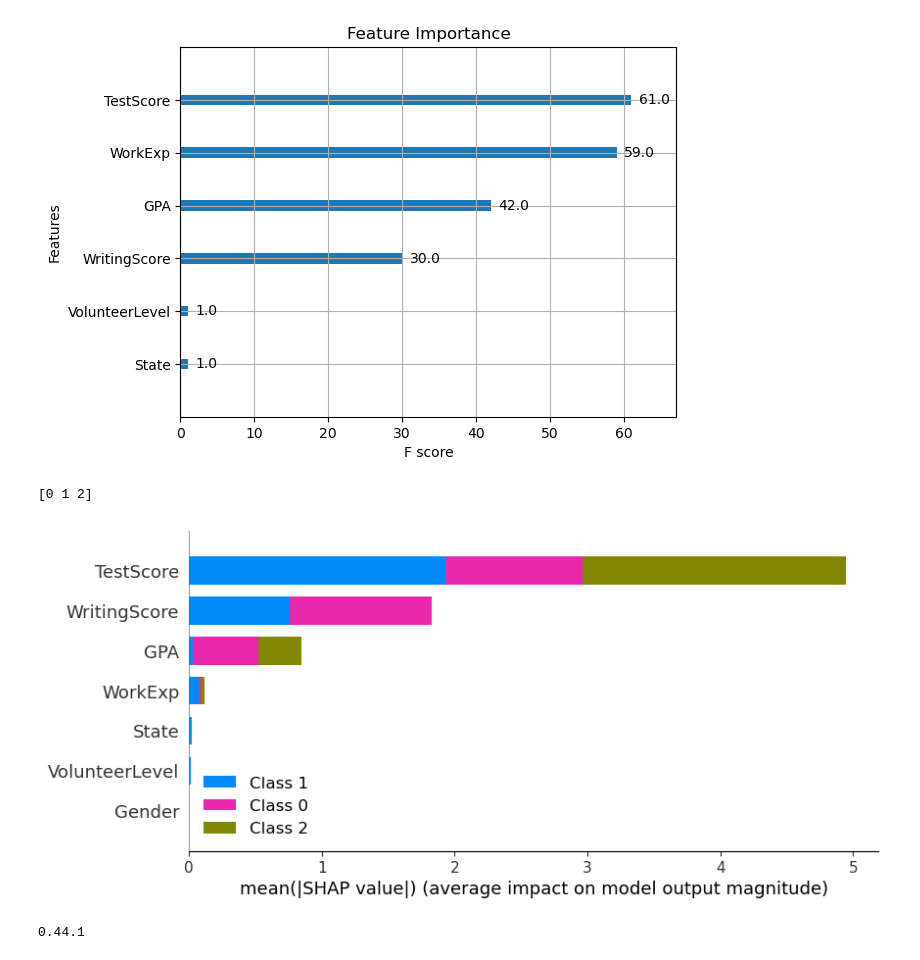
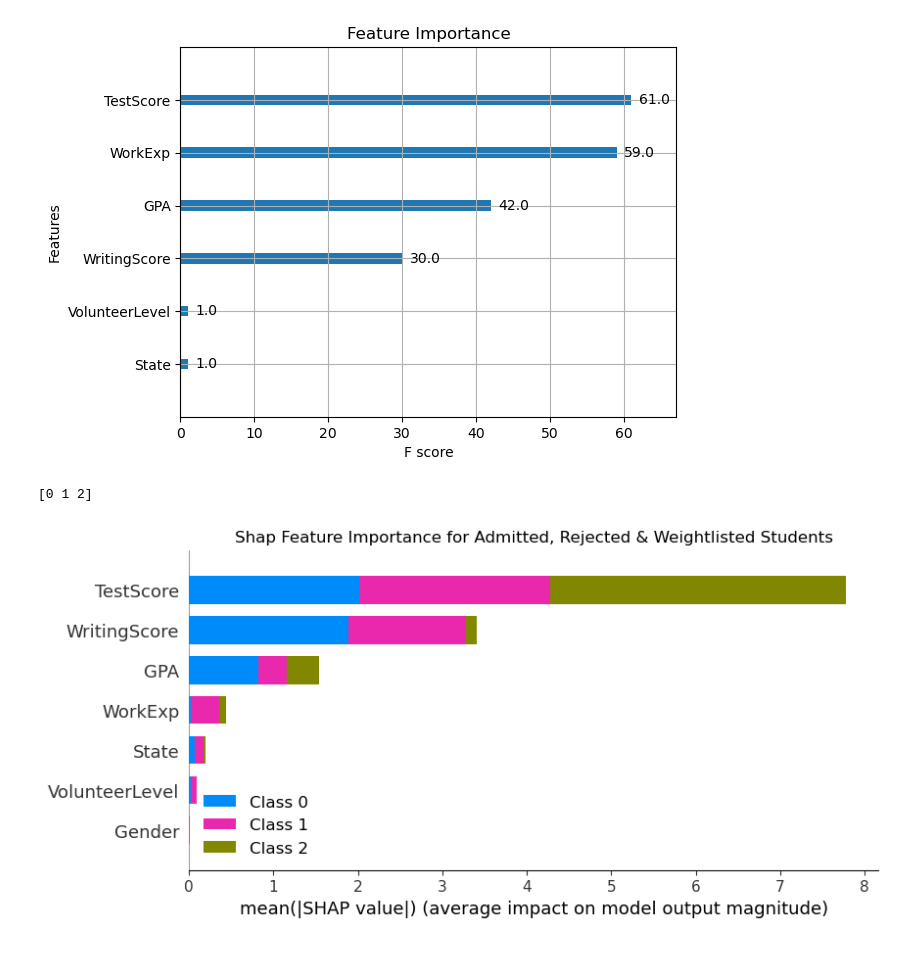
Before and after one commit to ad1589/dsan-5900.github.io, a Jupyter notebook: code/amelia_xgboost/xgboost.ipynb, the cells around one changed output. Saved outputs shown, nothing was run; the diff lists cells and outputs as text; code cells hidden in the pictures.

Commit message:
more shap vis

```diff
--- a/code/amelia_xgboost/xgboost.ipynb
+++ b/code/amelia_xgboost/xgboost.ipynb
@@ -71,7 +71,18 @@ y = df_encoded['Decision']
 X_train, X_test, y_train, y_test = train_test_split(X, y, test_size=0.2, random_state=42)
 # %%
 # initialize classifier
-xgb_clf = xgb.XGBClassifier(objective='multi:softprob', random_state=42)
+xgb_clf = xgb.XGBClassifier(learning_rate=0.5,
+                    n_estimators=150,
+                    max_depth=6,
+                    min_child_weight=0,
+                    gamma=0,
+                    reg_lambda=1,
+                    subsample=1,
+                    colsample_bytree=0.75,
+                    scale_pos_weight=1,
+                    objective='multi:softprob',
+                    num_class=3,
+                    random_state=42)
 
 # train
 model = xgb_clf.fit(X_train, y_train)
@@ -116,22 +130,19 @@ plt.show()
 # %%
 # Calculate SHAP values - this might take some time for larger models/datasets
 explainer = shap.TreeExplainer(model)
 shap_values = explainer.shap_values(X_test)
 
 # Summarize the effects of all the features
 print(model.classes_)
 
 fig = plt.figure()
 shap.summary_plot(shap_values, X_test, plot_type="bar", show = False)
 plt.gcf().set_size_inches(9,4)
+plt.title("Shap Feature Importance for Admitted, Rejected & Weightlisted Students")
 plt.show()
 
 # ['Admit' 'Decline' 'Waitlist']
 #    0         1         2
 # %% [output]
 [0 1 2]
-[figure, old version]
+[figure, new version]
-# %%
-print(shap.__version__)
-# %% [output]
-0.44.1
```
Also changed, not shown: parts of 5 cells of this notebook.
